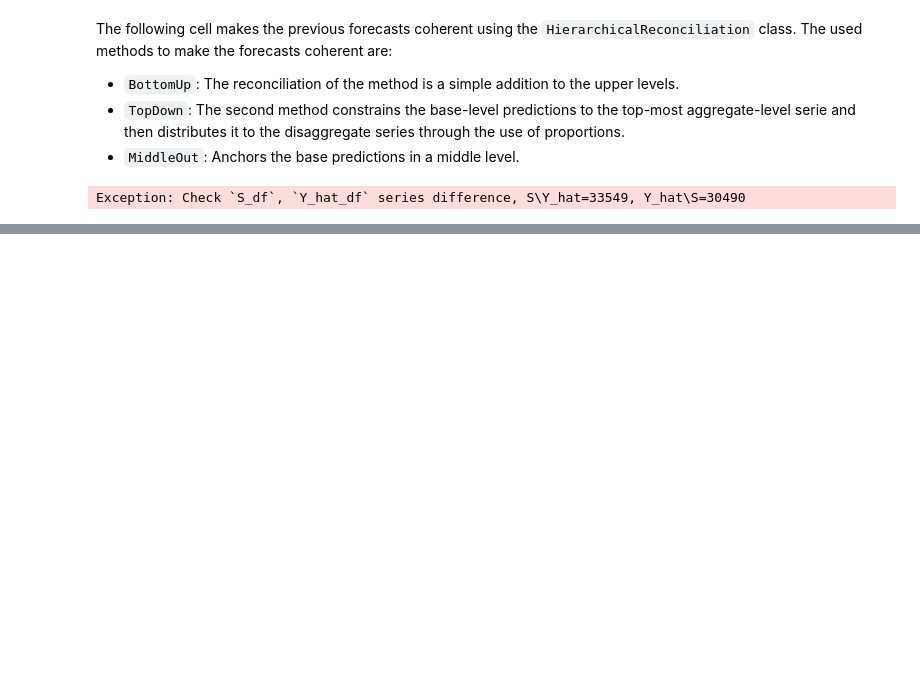
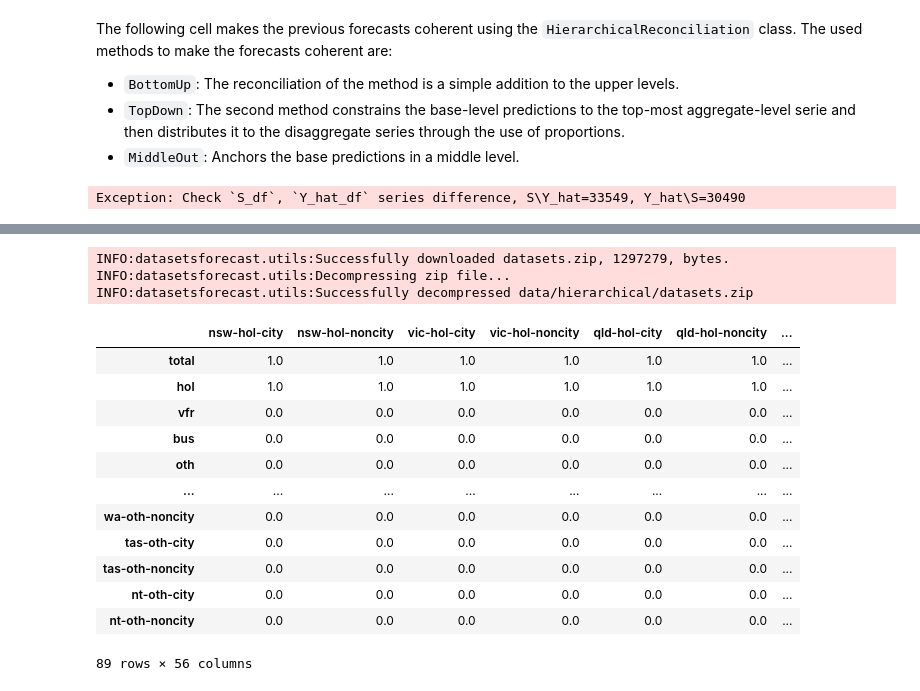
Before and after one commit to liaopeiyuan/large-scale-hts-reconciliation, a Jupyter notebook: nixtla_evaluation/evaluate_m5.ipynb, the cells around one changed output, grey strips where cells are left out. Cells and saved outputs as stored; diff of their text form; code cells hidden in the pictures; blank space fills up the shorter version.

```diff
--- a/nixtla_evaluation/evaluate_m5.ipynb
+++ b/nixtla_evaluation/evaluate_m5.ipynb
@@ -156,0 +169,22 @@ S_df
+# %%
+a,b,c = HierarchicalData.load('./data', 'TourismSmall')
+# %% [output]
+INFO:datasetsforecast.utils:Successfully downloaded datasets.zip, 1297279, bytes.
+INFO:datasetsforecast.utils:Decompressing zip file...
+INFO:datasetsforecast.utils:Successfully decompressed data/hierarchical/datasets.zip
+# %%
+b
+# %% [output]
+|  | nsw-hol-city | nsw-hol-noncity | vic-hol-city | vic-hol-noncity | qld-hol-city | qld-hol-noncity | ... |
+| total | 1.0 | 1.0 | 1.0 | 1.0 | 1.0 | 1.0 | ... |
+| hol | 1.0 | 1.0 | 1.0 | 1.0 | 1.0 | 1.0 | ... |
+| vfr | 0.0 | 0.0 | 0.0 | 0.0 | 0.0 | 0.0 | ... |
+| bus | 0.0 | 0.0 | 0.0 | 0.0 | 0.0 | 0.0 | ... |
+| oth | 0.0 | 0.0 | 0.0 | 0.0 | 0.0 | 0.0 | ... |
+| ... | ... | ... | ... | ... | ... | ... | ... |
+| wa-oth-noncity | 0.0 | 0.0 | 0.0 | 0.0 | 0.0 | 0.0 | ... |
+| tas-oth-city | 0.0 | 0.0 | 0.0 | 0.0 | 0.0 | 0.0 | ... |
+| tas-oth-noncity | 0.0 | 0.0 | 0.0 | 0.0 | 0.0 | 0.0 | ... |
+| nt-oth-city | 0.0 | 0.0 | 0.0 | 0.0 | 0.0 | 0.0 | ... |
+| nt-oth-noncity | 0.0 | 0.0 | 0.0 | 0.0 | 0.0 | 0.0 | ... |
+89 rows × 56 columns
```
Also changed, not shown: parts of 8 cells of this notebook, 1 other file.
